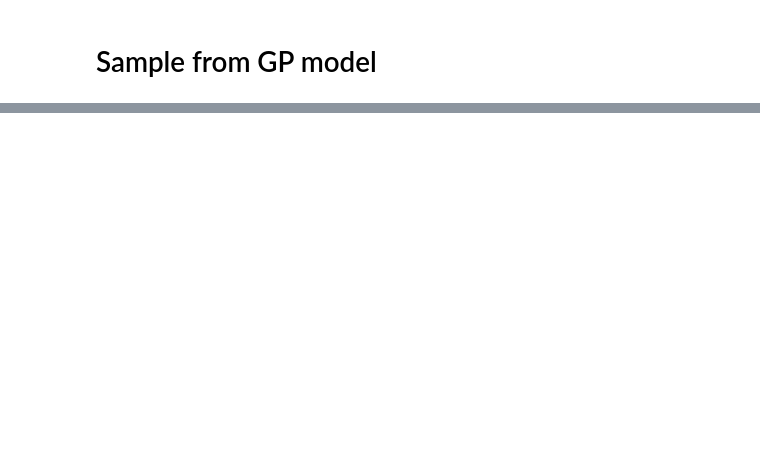
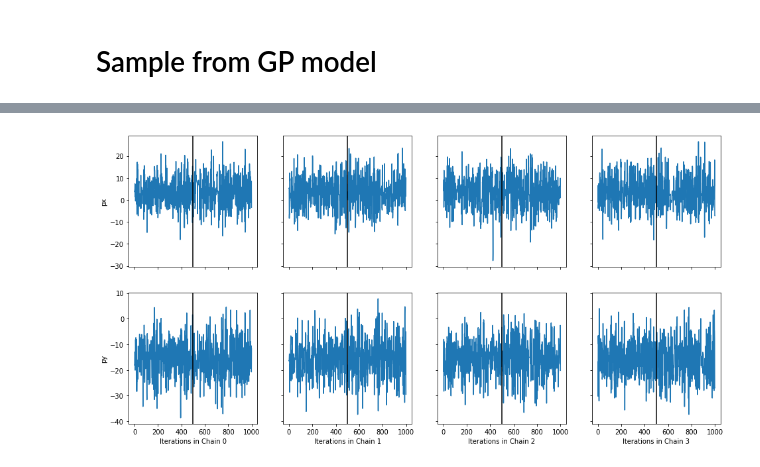
Before and after one commit to dbarg/helsinki_stockholm_collaboration, a Jupyter notebook: run_BOLFI.ipynb, the cells around one changed output, grey strips where cells are left out. Drawn from its saved outputs; the diff is of its cells as text; code cells hidden in the pictures; blank space fills up the shorter version.

```diff
--- a/run_BOLFI.ipynb
+++ b/run_BOLFI.ipynb
@@ -212,3 +313,7 @@ Wall time: 49.4 s
+# %%
+result_BOLFI.plot_traces();
+# %% [output]
+[figure, added]
 # %%
 result_BOLFI.plot_marginals()
 # %% [output]
```
Also changed, not shown: parts of 44 cells of this notebook.
